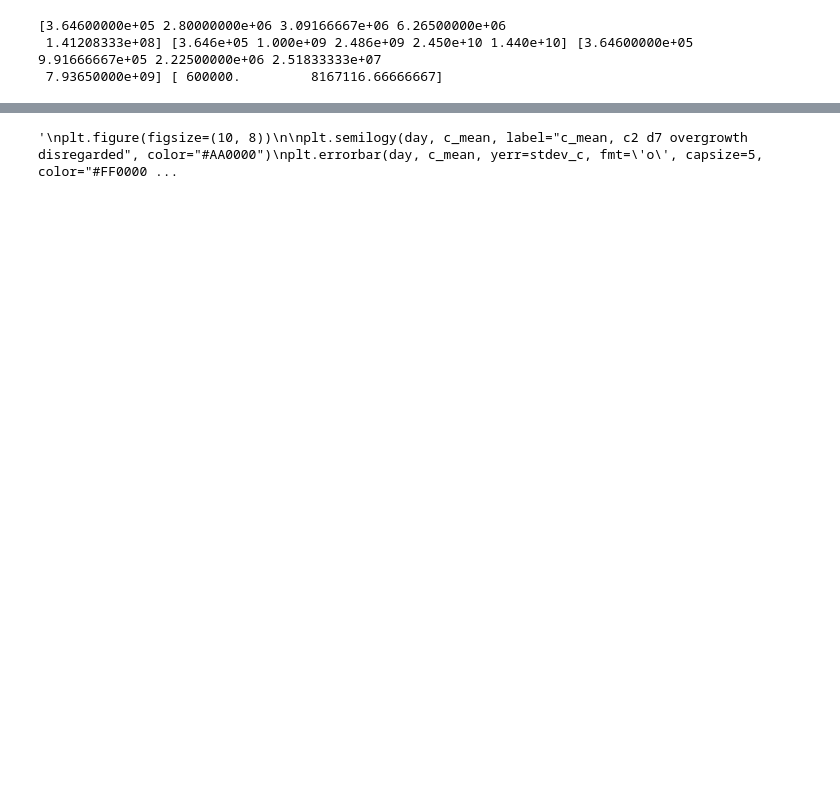
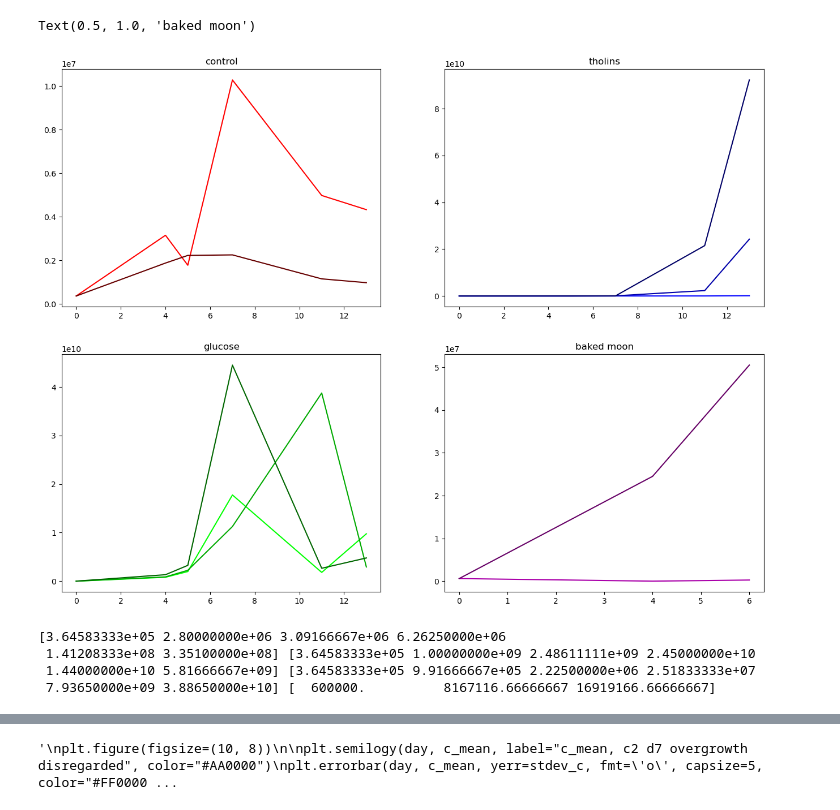
Before and after one commit to lucca-cas/tholinlab, a Jupyter notebook: tholins.ipynb, the cells around one changed output, grey strips where cells are left out. Cells and saved outputs as stored; diff of their text form; code cells hidden in the pictures; blank space fills up the shorter version.

```diff
--- a/tholins.ipynb
+++ b/tholins.ipynb
@@ -64,27 +63,63 @@ plt.show()
+# %%
+fig, axs = plt.subplots(2, 2, figsize=(16, 12))
+
+axs[0, 0].plot(day, c1, label="c1", color="#FF0000")
+#axs[0, 0].plot(day, c2, label="c2, d7=overgrown", color="#AA0000")
+axs[0, 0].plot(day, c3, label="c3", color="#660000")
+axs[0, 0].set_title("control")
+
+axs[1, 0].plot(day, g4, label="g4", color="#00FF00")
+axs[1, 0].plot(day, g5, label="g5", color="#00AA00")
+axs[1, 0].plot(day, g6, label="g6", color="#006600")
+axs[1, 0].set_title("glucose")
+
+axs[0, 1].plot(day, t7, label="t7", color="#0000FF")
+axs[0, 1].plot(day, t8, label="t8", color="#0000AA")
+axs[0, 1].plot(day, t9, label="t9", color="#000066")
+axs[0, 1].set_title("tholins")
+
+axs[1, 1].plot(day_b, b10, label="b10, d4=0 d6=0", color="#FF00FF")
+#axs[1, 1].plot(0, b10[0], 'o', color="#FF00FF")
+axs[1, 1].plot(day_b, b11, label="b11", color="#AA00AA")
+axs[1, 1].plot(day_b, b12, label="b12", color="#660066")
+axs[1, 1].set_title("baked moon")
+# %% [output]
+Text(0.5, 1.0, 'baked moon')
+[figure, added]
 # %%
 def mean_of_arrays (a,b,c):
     mean_arr = np.array([(a[i]+b[i]+c[i])/3 for i in range (len(a))])
     return mean_arr
 
+def mean_of_arrays_adj (a,b):
+    mean_arr_adj = np.array([(a[i]+b[i])/2 for i in range (len(a))])
+    return mean_arr_adj
+
 c_mean = mean_of_arrays(c1,c2,c3)
-c_mean[3] = (c1[3]+c3[3])/2 #mod
-c_mean_n = c_mean/3.646E5
+c_mean[3] = (c1[3]+c3[3])/2
+c_mean_n = c_mean/3.645833333E5
+c_mean_adj = mean_of_arrays_adj(c1,c3)
+c_mean_n_adj = c_mean_adj/3.645833333E5
 
 g_mean = mean_of_arrays(g4,g5,g6)
-g_mean_n = g_mean/3.646E5
+g_mean_n = g_mean/3.645833333E5
 
 t_mean = mean_of_arrays(t7,t8,t9)
-t_mean_n = t_mean/3.646E5
+t_mean_n = t_mean/3.645833333E5
 
 b_mean = mean_of_arrays(b10,b11,b12)
-b_mean[1] = (0+b11[1]+b12[1])/3 #mod
+b_mean[1] = (0+b11[1]+b12[1])/3
+b_mean[2] = (0+b11[2]+b12[2])/3
 b_mean_n = b_mean/6.0E5
+b_mean_adj = mean_of_arrays_adj(b11,b12)
+b_mean_n_adj = b_mean_adj/6.0E5
 
 print(c_mean, g_mean, t_mean, b_mean)
 # %% [output]
-[3.64600000e+05 2.80000000e+06 3.09166667e+06 6.26500000e+06
- 1.41208333e+08] [3.646e+05 1.000e+09 2.486e+09 2.450e+10 1.440e+10] [3.64600000e+05 9.91666667e+05 2.22500000e+06 2.51833333e+07
- 7.93650000e+09] [ 600000.         8167116.66666667]
+[3.64583333e+05 2.80000000e+06 3.09166667e+06 6.26250000e+06
+ 1.41208333e+08 3.35100000e+08] [3.64583333e+05 1.00000000e+09 2.48611111e+09 2.45000000e+10
+ 1.44000000e+10 5.81666667e+09] [3.64583333e+05 9.91666667e+05 2.22500000e+06 2.51833333e+07
+ 7.93650000e+09 3.88650000e+10] [  600000.          8167116.66666667 16919166.66666667]
 # %%
 import statistics
 
```
Also changed, not shown: parts of 5 cells of this notebook.
